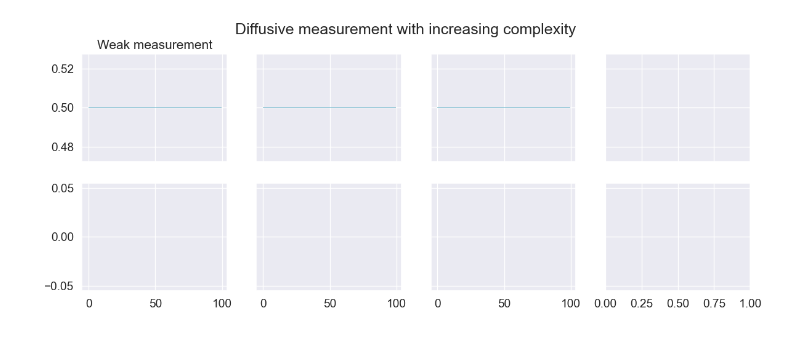
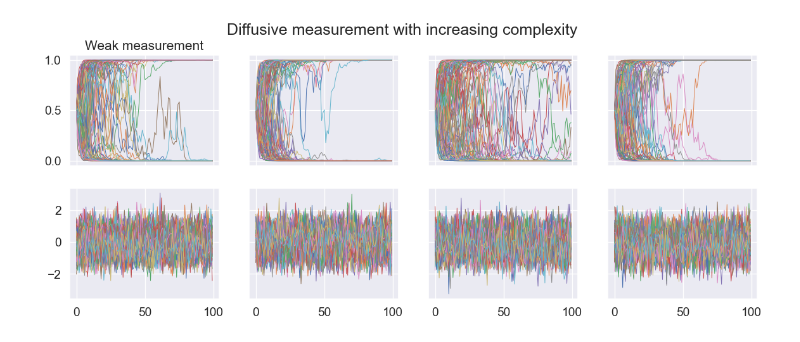
Before and after one commit to AlexInselmann/quantum-sensing, a Jupyter notebook: Final_simulations.ipynb, the cells around one changed output. Drawn from its saved outputs; the diff is of its cells as text; code cells hidden in the pictures.

```diff
--- a/Final_simulations.ipynb
+++ b/Final_simulations.ipynb
@@ -43,9 +43,10 @@ sigma = 1
 g = sigma/4
 epsilon = [0,(2*np.pi*g)/(sigma*N*40)]
 
+rtot = 0.99 #total sucess rate
 #detector and measurement success rates.
-rm = [1,0.99,0.99*0.5] #without measurement noise, with measurement noise
-rd = [0,0.99*0.5]
+rm = [1,rtot,rtot*0.5] #without measurement noise, with measurement noise
+rd = [0,rtot,rtot*0.5]
 t_span = np.linspace(0,N*delta_t-1,N)
 # %%
 # Simulation 1: Weak measurement
@@ -55,7 +56,7 @@ x1,a1,b1= Xeuler_sim(N_sim,N,g, epsilon[0], a0,b0,rm[0],rd[0])
 x2,a2,b2= Xeuler_sim(N_sim,N,g, epsilon[1], a0,b0,rm[0],rd[0])
 
 # Simulation 3: Weak measurement with slow rabi oscilation, measurement error
-#x3,a3,b3= Xeuler_sim(N_sim,N,g, epsilon[1], a0,b0,rm[1],rd[0])
+x3,a3,b3= Xeuler_sim(N_sim,N,g, epsilon[1], a0,b0,rm[1],rd[0])
 
 # Simulation 4: Weak measurement with slow rabi oscilation, equal measurement and detection error
-#x3,a3,b3= Xeuler_sim(N_sim,N,g, epsilon[1], a0,b0,rm[2],rd[1])
+x4,a4,b4= Xeuler_sim(N_sim,N,g, epsilon[1], a0,b0,rm[0],rd[1])
@@ -81,18 +63,21 @@ SyntaxError: invalid syntax. Perhaps you forgot a comma?
 # %%
 fig, ax = plt.subplots(2,4,figsize=(14,5),sharex='col', sharey='row')
 
 fig.suptitle('Diffusive measurement with increasing complexity')
 
 for i in range(N):
     #Simulation 1
     ax[0,0].set_title('Weak measurement')
     ax[0,0].plot(t_span,abs(a1[i][:-1])**2,linewidth=0.7,label = fr'$P_+(t)=\mid c_+(t)\mid^2$')
     ax[1,0].plot(x1[i]['t'],x1[i]['X'],linewidth=0.7,label = fr'$P_+(t)=\mid c_+(t)\mid^2$')
     #Simulation 2
     ax[0,1].plot(t_span,abs(a2[i][:-1])**2,linewidth=0.7,label = fr'$P_+(t)=\mid c_+(t)\mid^2$')
     ax[1,1].plot(x2[i]['t'],x2[i]['X'],linewidth=0.7,label = fr'$P_+(t)=\mid c_+(t)\mid^2$')
     #Simulation 3
     ax[0,2].plot(t_span,abs(a3[i][:-1])**2,linewidth=0.7,label = fr'$P_+(t)=\mid c_+(t)\mid^2$')
     ax[1,2].plot(x3[i]['t'],x3[i]['X'],linewidth=0.7,label = fr'$P_+(t)=\mid c_+(t)\mid^2$')
+    #Simulation 4
+    ax[0,3].plot(t_span,abs(a4[i][:-1])**2,linewidth=0.7,label = fr'$P_+(t)=\mid c_+(t)\mid^2$')
+    ax[1,3].plot(x4[i]['t'],x4[i]['X'],linewidth=0.7,label = fr'$P_+(t)=\mid c_+(t)\mid^2$')
 # %% [output]
-[figure, old version]
+[figure, new version]
```
Also changed, not shown: parts of 2 cells of this notebook, 2 other files.
